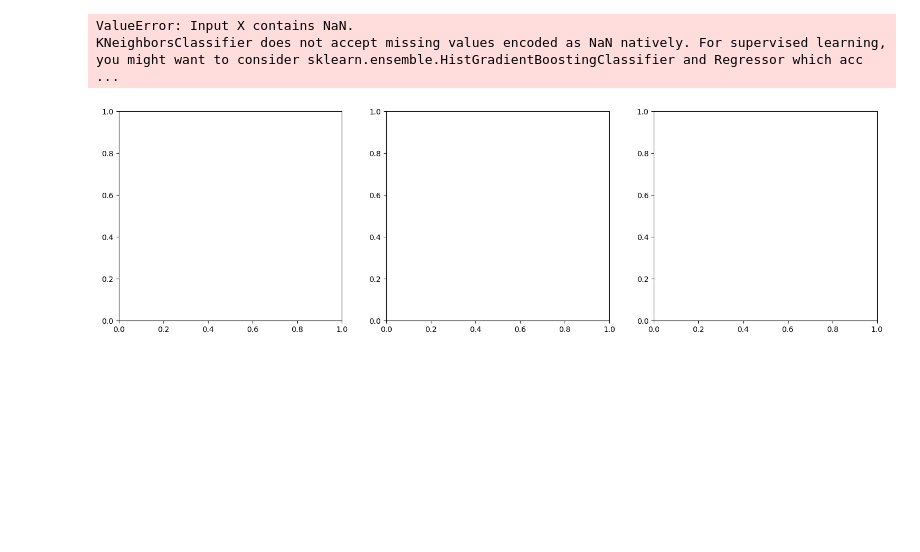
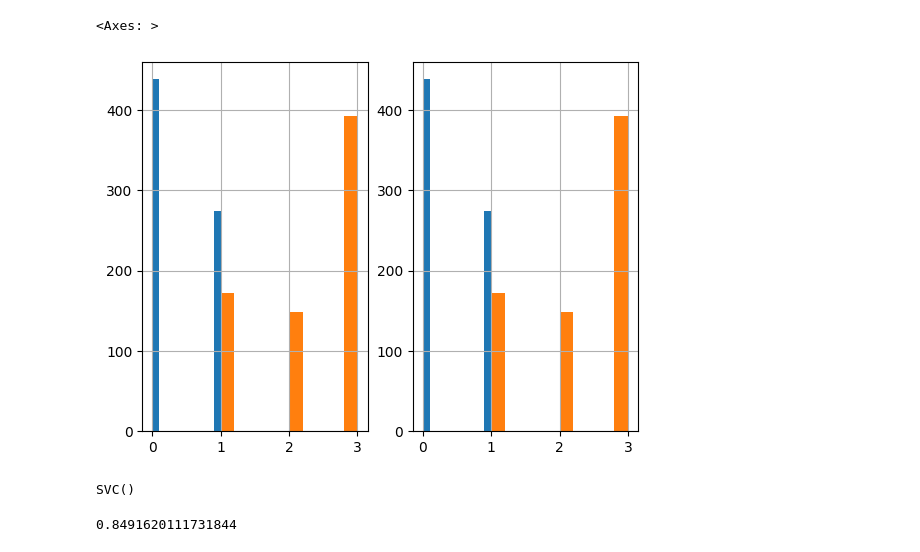
Before and after one commit to DandanMF/BRAIN-test, a Jupyter notebook: Desafios/Titanic/titanic.ipynb, the cells around one changed output. Cells and saved outputs as stored; diff of their text form; code cells hidden in the pictures; blank space fills up the shorter version.

Commit message:
atualização do tratamento de dados heatmap

```diff
--- a/Desafios/Titanic/titanic.ipynb
+++ b/Desafios/Titanic/titanic.ipynb
@@ -5,6 +5,2 @@ from sklearn.model_selection import train_test_split
 # %%
-features = "C:\\Users\\danie\\OneDrive\\Área de Trabalho\\Python BRAIN\\Repotório github\\Teste\\Desafios\\Titanic\\data\\train.csv"
-survived = "C:\\Users\\danie\\OneDrive\\Área de Trabalho\\Python BRAIN\\Repotório github\\Teste\\Desafios\\Titanic\\data\\gender_submission.csv"
-# with open(features, 'r') as arquivo:
-#     conteudo = arquivo.read()
-#     print(conteudo)
+features_titanic = pd.read_csv("C:\\Users\\danie\\OneDrive\\Área de Trabalho\\Python BRAIN\\Repotório github\\Teste\\Desafios\\Titanic\\data\\train.csv")
@@ -72,37 +6,0 @@ clf = Pipeline(
-# %%
-import matplotlib.pyplot as plt
-from sklearn.inspection import DecisionBoundaryDisplay
-
-# Assuming X has three features, you can visualize decision boundaries for all three features
-_, axs = plt.subplots(ncols=3, figsize=(18, 5))
-
-for ax, weights in zip(axs, ("uniform", "distance")):
-    clf.set_params(knn__weights=weights).fit(X_train, y_train)
-    disp = DecisionBoundaryDisplay.from_estimator(
-        clf,
-        X_test,
-        response_method="predict",
-        plot_method="pcolormesh",
-        xlabel=tf.feature_names[0],
-        ylabel=tf.feature_names[1],
-        feature_index=[0, 1],  # Include first two features
-        shading="auto",
-        alpha=0.5,
-        ax=ax,
-    )
-    scatter = disp.ax_.scatter(X.iloc[:, 0], X.iloc[:, 1], c=y, edgecolors="k")
-    disp.ax_.legend(
-        scatter.legend_elements()[0],
-        tf.target_names,
-        loc="lower left",
-        title="Classes",
-    )
-    _ = disp.ax_.set_title(
-        f"3-Class classification\n(k={clf[-1].n_neighbors}, weights={weights!r})"
-    )
-
-plt.show()
-# %% [output]
-ValueError: Input X contains NaN.
-KNeighborsClassifier does not accept missing values encoded as NaN natively. For supervised learning, you might want to consider sklearn.ensemble.HistGradientBoostingClassifier and Regressor which acc ...
-[figure, removed]
@@ -108,0 +12,18 @@ KNeighborsClassifier does not accept missing values encoded as NaN natively. For
+# %%
+from sklearn.model_selection import StratifiedShuffleSplit
+
+split = StratifiedShuffleSplit(n_splits=1, test_size=0.2)
+for train_head, test_head in split.split(features_titanic, features_titanic[["Survived", "Pclass", "Sex"]]):
+    solid_train_way = features_titanic.loc[train_head]
+    solid_test_way =  features_titanic.loc[test_head]
+# %%
+plt.subplot(1,2,1)
+solid_train_way['Survived'].hist()
+solid_train_way['Pclass'].hist()
+
+plt.subplot(1,2,2)
+solid_train_way['Survived'].hist()
+solid_train_way['Pclass'].hist()
+# %% [output]
+<Axes: >
+[figure, added]
@@ -108,0 +117,4 @@ KNeighborsClassifier does not accept missing values encoded as NaN natively. For
+# %%
+classifier_end
+# %% [output]
+SVC()
@@ -108,0 +130,4 @@ KNeighborsClassifier does not accept missing values encoded as NaN natively. For
+# %%
+classifier_end.score(X_things_test, y_things_test)
+# %% [output]
+0.8491620111731844
```
Also changed, not shown: parts of 29 cells of this notebook, 7 other files.
